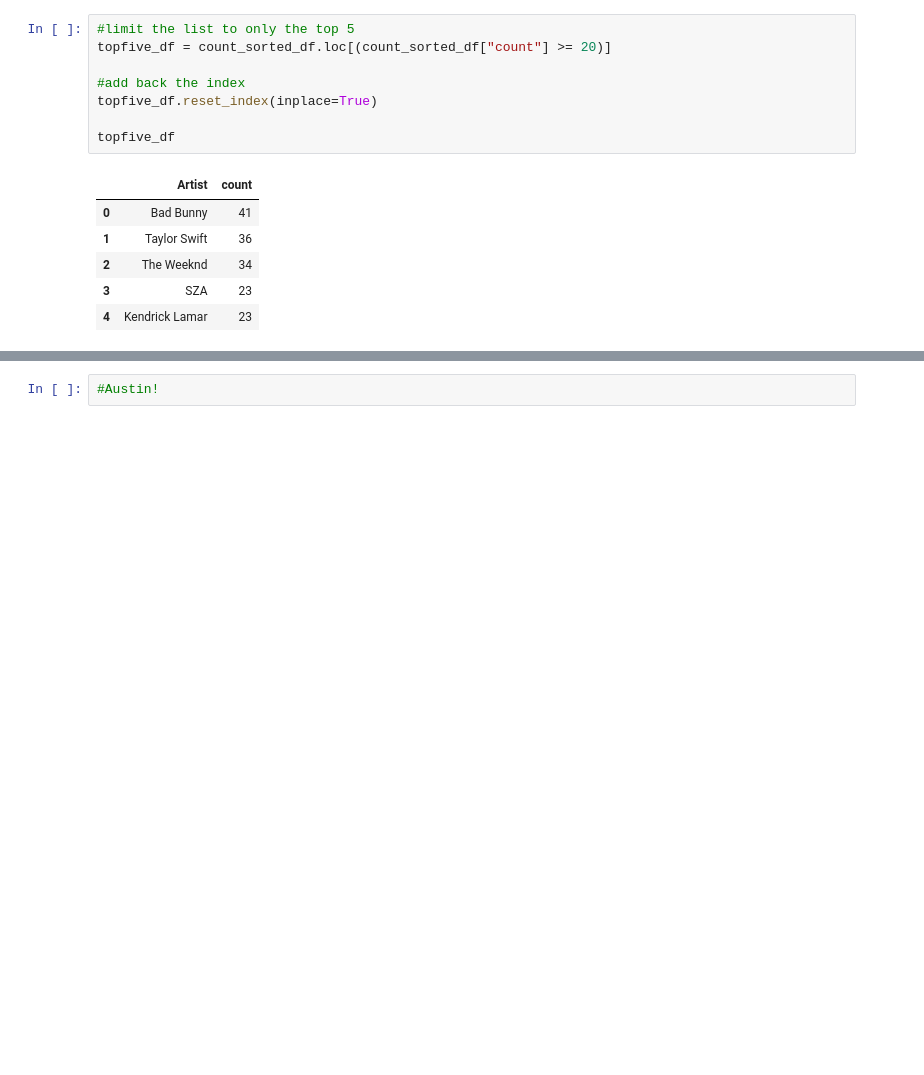
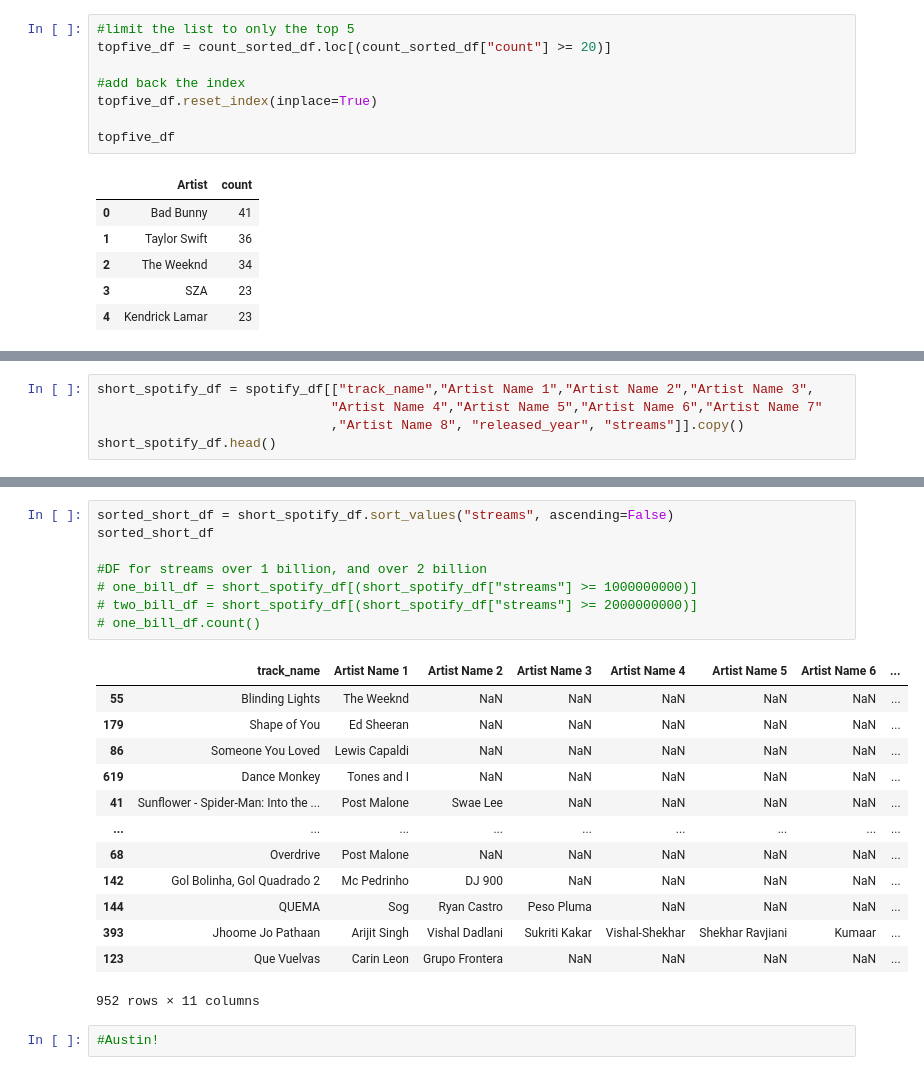
Before and after one commit to d6kramer/project-1-group-08, a Jupyter notebook: starter_notebook.ipynb, the cells around one changed output, grey strips where cells are left out. Cells and saved outputs as stored; diff of their text form; blank space fills up the shorter version.

```diff
--- a/starter_notebook.ipynb
+++ b/starter_notebook.ipynb
@@ -179,0 +179,5 @@ plt.xticks(tick_locations, topfive_df["Artist"], rotation="horizontal")
+# %%
+short_spotify_df = spotify_df[["track_name","Artist Name 1","Artist Name 2","Artist Name 3",
+                              "Artist Name 4","Artist Name 5","Artist Name 6","Artist Name 7"
+                              ,"Artist Name 8", "released_year", "streams"]].copy()
+short_spotify_df.head()
@@ -180,3 +191,25 @@ plt.xticks(tick_locations, topfive_df["Artist"], rotation="horizontal")
+# %%
+sorted_short_df = short_spotify_df.sort_values("streams", ascending=False)
+sorted_short_df
+
+#DF for streams over 1 billion, and over 2 billion
+# one_bill_df = short_spotify_df[(short_spotify_df["streams"] >= 1000000000)]
+# two_bill_df = short_spotify_df[(short_spotify_df["streams"] >= 2000000000)]
+# one_bill_df.count()
+# %% [output]
+|  | track_name | Artist Name 1 | Artist Name 2 | Artist Name 3 | Artist Name 4 | Artist Name 5 | Artist Name 6 | ... |
+| 55 | Blinding Lights | The Weeknd | NaN | NaN | NaN | NaN | NaN | ... |
+| 179 | Shape of You | Ed Sheeran | NaN | NaN | NaN | NaN | NaN | ... |
+| 86 | Someone You Loved | Lewis Capaldi | NaN | NaN | NaN | NaN | NaN | ... |
+| 619 | Dance Monkey | Tones and I | NaN | NaN | NaN | NaN | NaN | ... |
+| 41 | Sunflower - Spider-Man: Into the ... | Post Malone | Swae Lee | NaN | NaN | NaN | NaN | ... |
+| ... | ... | ... | ... | ... | ... | ... | ... | ... |
+| 68 | Overdrive | Post Malone | NaN | NaN | NaN | NaN | NaN | ... |
+| 142 | Gol Bolinha, Gol Quadrado 2 | Mc Pedrinho | DJ 900 | NaN | NaN | NaN | NaN | ... |
+| 144 | QUEMA | Sog | Ryan Castro | Peso Pluma | NaN | NaN | NaN | ... |
+| 393 | Jhoome Jo Pathaan | Arijit Singh | Vishal Dadlani | Sukriti Kakar | Vishal-Shekhar | Shekhar Ravjiani | Kumaar | ... |
+| 123 | Que Vuelvas | Carin Leon | Grupo Frontera | NaN | NaN | NaN | NaN | ... |
+952 rows × 11 columns
 # %%
 #Austin!
 # %%
```
Also changed, not shown: parts of 6 cells of this notebook.
